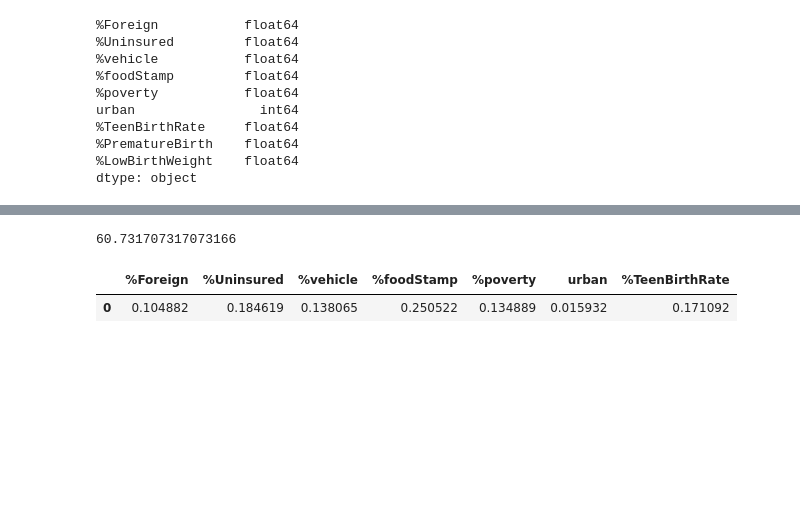
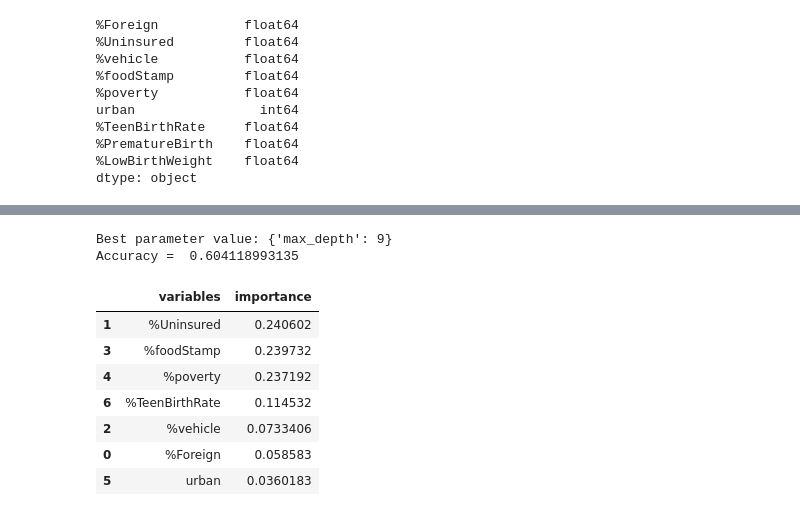
Before and after one commit to danachermesh/Food_Deserts_ML, a Jupyter notebook: FoodDeserts.BirthOutcomes_ML_analysis.ipynb, the cells around one changed output, grey strips where cells are left out. Drawn from its saved outputs; the diff is of its cells as text; code cells hidden in the pictures; blank space fills up the shorter version.

```diff
--- a/FoodDeserts.BirthOutcomes_ML_analysis.ipynb
+++ b/FoodDeserts.BirthOutcomes_ML_analysis.ipynb
@@ -374,9 +313,9 @@ max        33.300000
 Name: %PrematureBirth, dtype: float64
 # %%
-df.loc[df['%PrematureBirth'] <= 1] = 1
-df.loc[(df['%PrematureBirth'] > 1) & (df['%PrematureBirth'] <= 9.6), '%PrematureBirth'] = 2
-df.loc[(df['%PrematureBirth'] > 9.6) & (df['%PrematureBirth'] <= 12.3), '%PrematureBirth'] = 3
-df.loc[df['%PrematureBirth'] > 12.3, '%PrematureBirth'] = 4
+df.loc[df['%PrematureBirth'] <= 8] = 1
+df.loc[(df['%PrematureBirth'] > 8) & (df['%PrematureBirth'] <= 10.2), '%PrematureBirth'] = 2
+df.loc[(df['%PrematureBirth'] > 10.2) & (df['%PrematureBirth'] <= 12.7), '%PrematureBirth'] = 3
+df.loc[df['%PrematureBirth'] > 12.7, '%PrematureBirth'] = 4
 
 df['%PrematureBirth'].value_counts()
 # %% [output]
@@ -404,2 +332,0 @@ RandomForestClassifier(bootstrap=True, class_weight=None, criterion='gini',
-# %%
-rf2.fit(X_train, y_train)
@@ -413,22 +332,0 @@ RandomForestClassifier(bootstrap=True, class_weight=None, criterion='gini',
-# %%
-max_depth = 20
-IS = []
-OS = []
-
-for i in range(2, max_depth+1):
-    # Split data into 70% train, 30% test
-#     X_train,X_test,y_train,y_test=train_test_split(X, y, test_size=0.3, random_state=999)
-
-    # learn model
-    rf2 = RandomForestClassifier(n_estimators=30, n_jobs=-1,max_depth=i)
-    rf2.fit(X_train,y_train)
-
-    # appending to lists >> will be used in 3(b)
-    IS.append(rf2.score(X_train,y_train)*100)
-    OS.append(rf2.score(X_test,y_test)*100)
-
-    print('max depth = ', i)
-    # in sample accuracy
-    print('In sample accuracy: {:.4}%'.format(rf2.score(X_train,y_train)*100))
-    # out of sample accuracy
-    print('Out of sample accuracy: {:.4}%'.format(rf2.score(X_test,y_test)*100),'\n\n')
@@ -453,11 +333,34 @@ Out of sample accuracy: 57.56%
-# %%
-np.max(OS)
-# %% [output]
-60.731707317073166
-# %%
-FeatureImportancePMB = pd.DataFrame(rf2.feature_importances_, index=df.iloc[:,:7].columns).T
-
-FeatureImportancePMB
-# %% [output]
-|  | %Foreign | %Uninsured | %vehicle | %foodStamp | %poverty | urban | %TeenBirthRate |
-| 0 | 0.104882 | 0.184619 | 0.138065 | 0.250522 | 0.134889 | 0.015932 | 0.171092 |
+# %%
+X_train = (X_train).fillna(X_train.mean())
+X_test = (X_test).fillna(X_test.mean())
+# %%
+from sklearn.ensemble import RandomForestClassifier
+from sklearn.model_selection import GridSearchCV
+
+param_grid ={'max_depth':range(1,11)}
+rf = RandomForestClassifier(n_estimators=100)
+gr=GridSearchCV(rf,param_grid=param_grid)
+rs=gr.fit(X_train,y_train)
+print('Best parameter value:',rs.best_params_)
+y_predict = rs.predict(X_test)
+print('Accuracy = ',((y_predict == y_test).value_counts(normalize=True)[True]))
+# %% [output]
+Best parameter value: {'max_depth': 9}
+Accuracy =  0.604118993135
+# %%
+rf2 = RandomForestClassifier(max_depth=9)
+rf2 = rf1.fit(X_train, y_train)
+Feature_importance=pd.DataFrame([list(X_train.columns),list(rf2.feature_importances_)]).T
+Feature_importance.columns=["variables","importance"]
+
+# list the top 5 most important features in order
+Feature_importance.sort_values(by="importance",ascending=False)
+# %% [output]
+|  | variables | importance |
+| 1 | %Uninsured | 0.240602 |
+| 3 | %foodStamp | 0.239732 |
+| 4 | %poverty | 0.237192 |
+| 6 | %TeenBirthRate | 0.114532 |
+| 2 | %vehicle | 0.0733406 |
+| 0 | %Foreign | 0.058583 |
+| 5 | urban | 0.0360183 |
```
Also changed, not shown: parts of 22 cells of this notebook.
